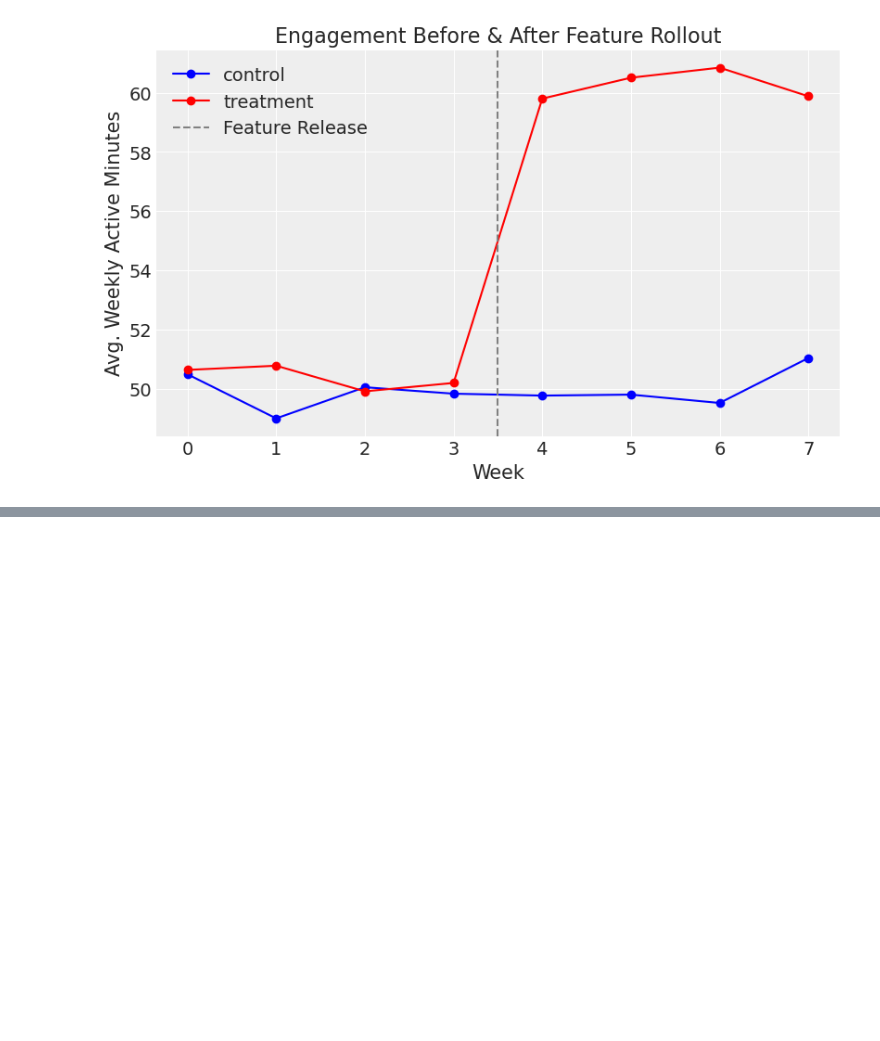
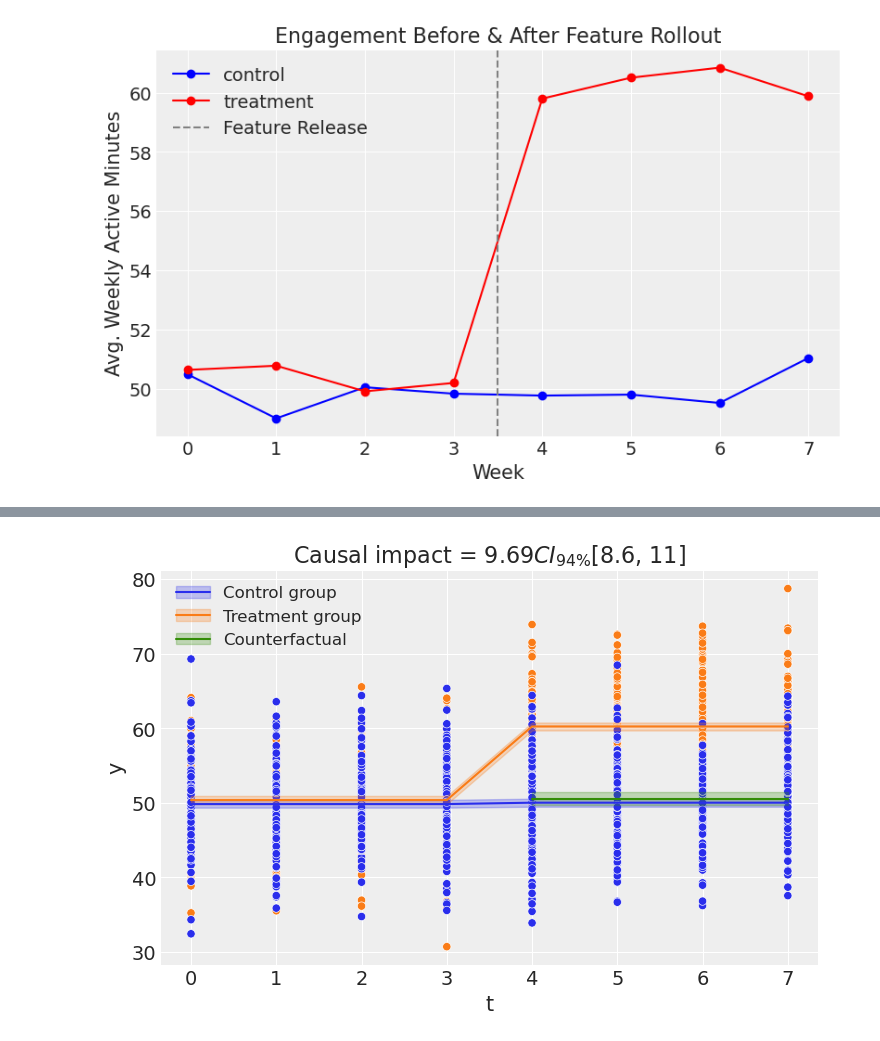
Before and after one commit to jwalluww/Portfolio_Projects, a Jupyter notebook: Quick_Hits/WIP_Difference_in_Differences.ipynb, the cells around one changed output, grey strips where cells are left out. Cells and saved outputs as stored; diff of their text form; code cells hidden in the pictures; blank space fills up the shorter version.

```diff
--- a/Quick_Hits/WIP_Difference_in_Differences.ipynb
+++ b/Quick_Hits/WIP_Difference_in_Differences.ipynb
@@ -146,0 +159,9 @@ plt.show()
+# %%
+# ==========================
+# Visualize Treatment Effect
+# ==========================
+#%%
+fig, ax = model.plot()
+#%%
+# %% [output]
+[figure, added]
```
Also changed, not shown: parts of 9 cells of this notebook.
